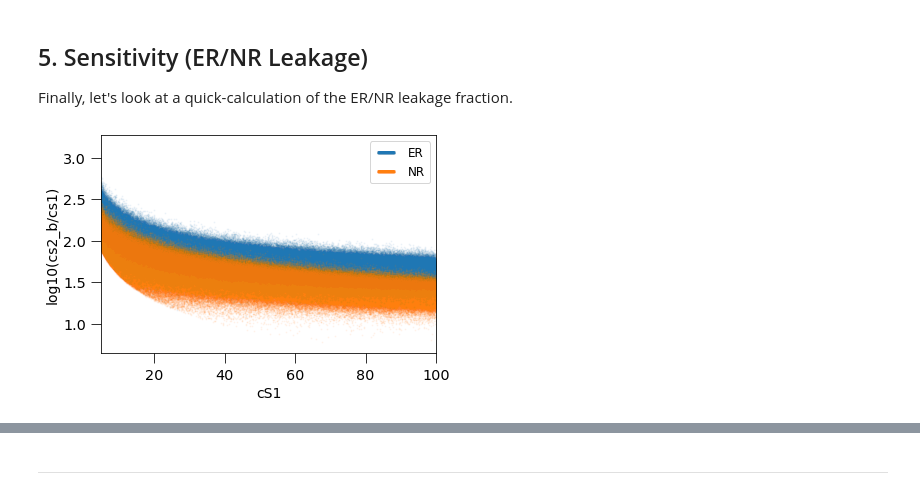
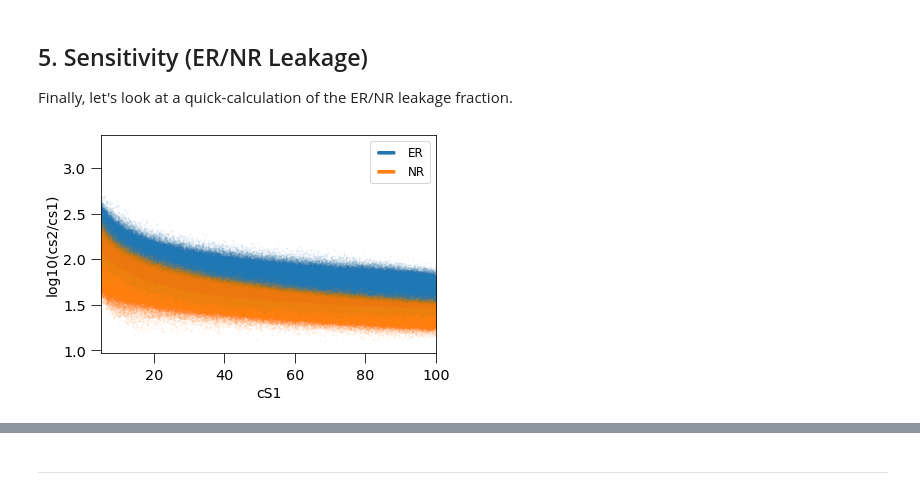
Before and after one commit to NESTCollaboration/nestpy, a Jupyter notebook: tutorials/nestpy_tutorial.ipynb, the cells around one changed output, grey strips where cells are left out. Cells and saved outputs as stored; diff of their text form; code cells hidden in the pictures.

Commit message:
Added a few more bindings (Wq_eV, GetDensity), and updated tutorial

```diff
--- a/tutorials/nestpy_tutorial.ipynb
+++ b/tutorials/nestpy_tutorial.ipynb
@@ -66,7 +66,7 @@ Gas gap field for detector is: 6.23 kV/cm
 We can also initialize our `NESTcalc` object, which talks to NEST.cpp, in essence.
 This means any calculations done by `NESTcalc` will rely on our detector parameters in our header file.
 # %%
-nc = nestpy.NESTcalc(detector())
+nc = nestpy.NESTcalc(detector)
 
 # nuisance and free parameters in NEST.
 # For some reason binding to these is tricky
@@ -186,4 +186,7 @@ We have to specify some values like A, Z and density (which determine for instan
 # %%
 A = 131.293 # avg atomic mass of Xe
 Z = 54. # Atomic number of Xe
-density = 2.9  # LXe density; g/cm^3
+
+density = nc.GetDensity( T=detector.get_T_Kelvin(), P=detector.get_p_bar(), inGas=False )
+print( "Using detector's LXe density, %.3f g/cc" % density)
+#if no arguments provided, it uses the Detector file's defaults
@@ -276,12 +289,13 @@ def calc_Wq(density=density):
 # these mean we don't compute photon times.
 # it's a bit more crude but over 100x faster.
 # So always do for a first-order approximation.
-use_timing = -1
+S1mode = nestpy.S1CalculationMode.Hybrid   #Options are Full, Parametric, Hybrid, or Waveform
+S2mode = nestpy.S2CalculationMode.Full     #Options are Full, or Waveform
 output_timing = 0
 wftime = [0, 0, 0]
 wfamp = [0., 0., 0.]
 
-lifetime = detector.get_eLife_us(detector()) # us
+lifetime = detector.get_eLife_us() # us
 FreeParam = nestpy.NESTcalc.default_FreeParam
 FudgeFactor = [1,1]# FreeParam[4:6]
 Wq_eV = calc_Wq(density=density)
@@ -317,7 +331,7 @@ def GetS1_S2(interaction=nestpy.NR,
                         driftv, dv_mid, # drift velocities (assume homogeneous drift field)
                         interaction, 1, #int type, event #
                         drift_field, energy, #dfield, energy
-                        use_timing, output_timing,
+                        S1mode, output_timing,
                         wftime,
                         wfamp)
 
@@ -325,7 +339,7 @@ def GetS1_S2(interaction=nestpy.NR,
                     truthposx, truthposy, truthposz,
                     smearposx, smearposy, smearposz,
                     dt, driftv, 1, #evt num
-                    drift_field, use_timing, output_timing, # dv dvmid
+                    drift_field, S2mode, output_timing, # dv dvmid
                     wftime, wfamp,
                     g2_params)
 
@@ -475,13 +489,13 @@ s1_nr, s2_nr = cut(s1_nr, s2_nr)
 # %%
 plt.scatter(s1_er, np.log10(s2_er/s1_er), label='ER', s=1, alpha=0.05)
 plt.scatter(s1_nr, np.log10(s2_nr/s1_nr), label='NR',s=1,  alpha=0.05)
 plt.legend(fontsize=12, scatterpoints=1000)
 plt.xlabel('cS1', fontsize=14)
-plt.ylabel('log10(cs2_b/cs1)', fontsize=14)
+plt.ylabel('log10(cs2/cs1)', fontsize=14)
 plt.xlim(5, 100)
 plt.show()
 # %% [output]
-[figure, old version]
+[figure, new version]
 # %%
 s1_bins=np.linspace(1, 100, 100)
 er_bins = np.digitize(s1_er, s1_bins)
```
Also changed, not shown: parts of 13 cells of this notebook, 1 other file.
